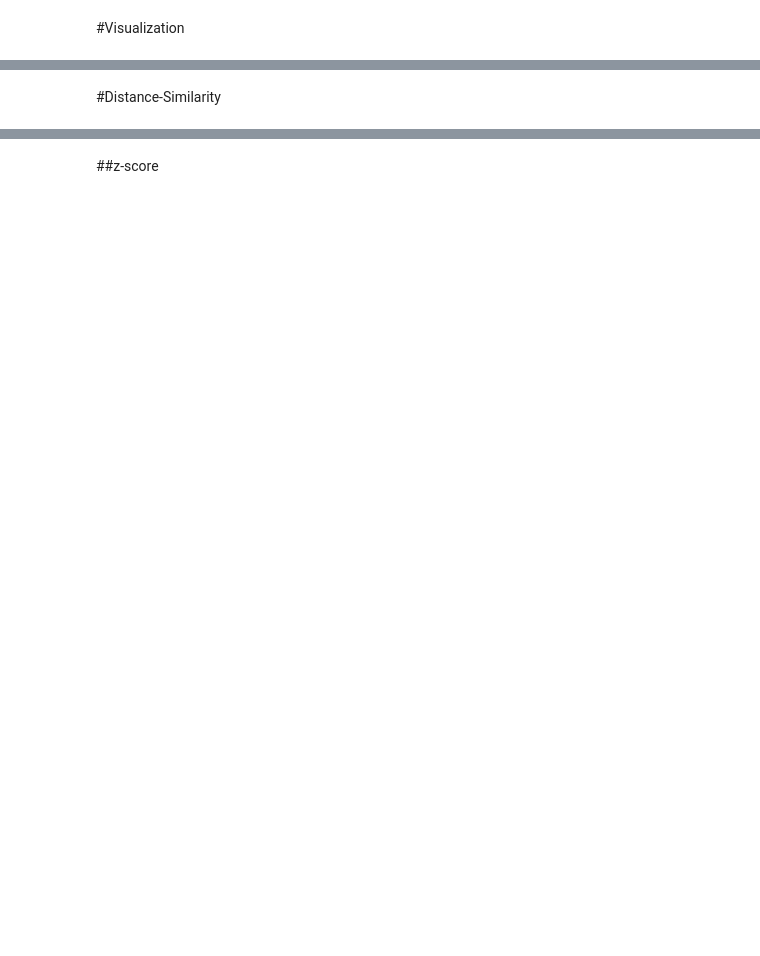
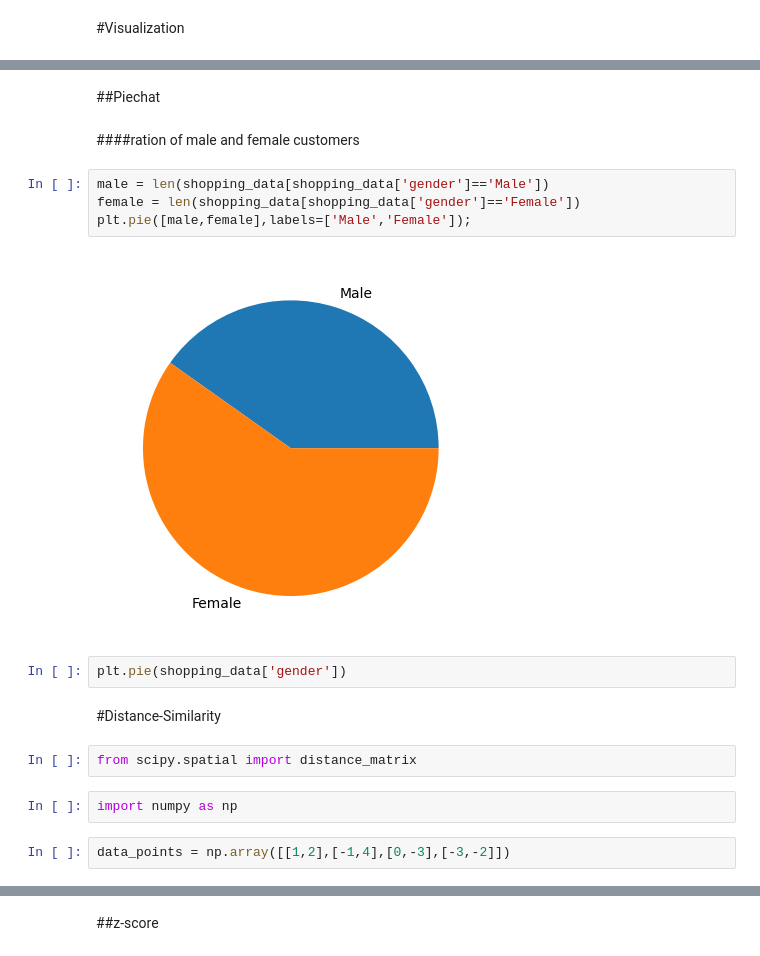
Before and after one commit to KorrawanOu/BSC_DPDM23, a Jupyter notebook: Understanding_Data.ipynb, the cells around one changed output, grey strips where cells are left out. Cells and saved outputs as stored; diff of their text form; blank space fills up the shorter version.

```diff
--- a/Understanding_Data.ipynb
+++ b/Understanding_Data.ipynb
@@ -72,2 +152,20 @@ data_from_gsheets.describe()
+# %% [markdown]
+##Piechat
+# %% [markdown]
+####ration of male and female customers
+# %%
+male = len(shopping_data[shopping_data['gender']=='Male'])
+female = len(shopping_data[shopping_data['gender']=='Female'])
+plt.pie([male,female],labels=['Male','Female']);
+# %% [output]
+[figure, added]
+# %%
+plt.pie(shopping_data['gender'])
 # %% [markdown]
 #Distance-Similarity
+# %%
+from scipy.spatial import distance_matrix
+# %%
+import numpy as np
+# %%
+data_points = np.array([[1,2],[-1,4],[0,-3],[-3,-2]])
```
Also changed, not shown: parts of 25 cells of this notebook.
